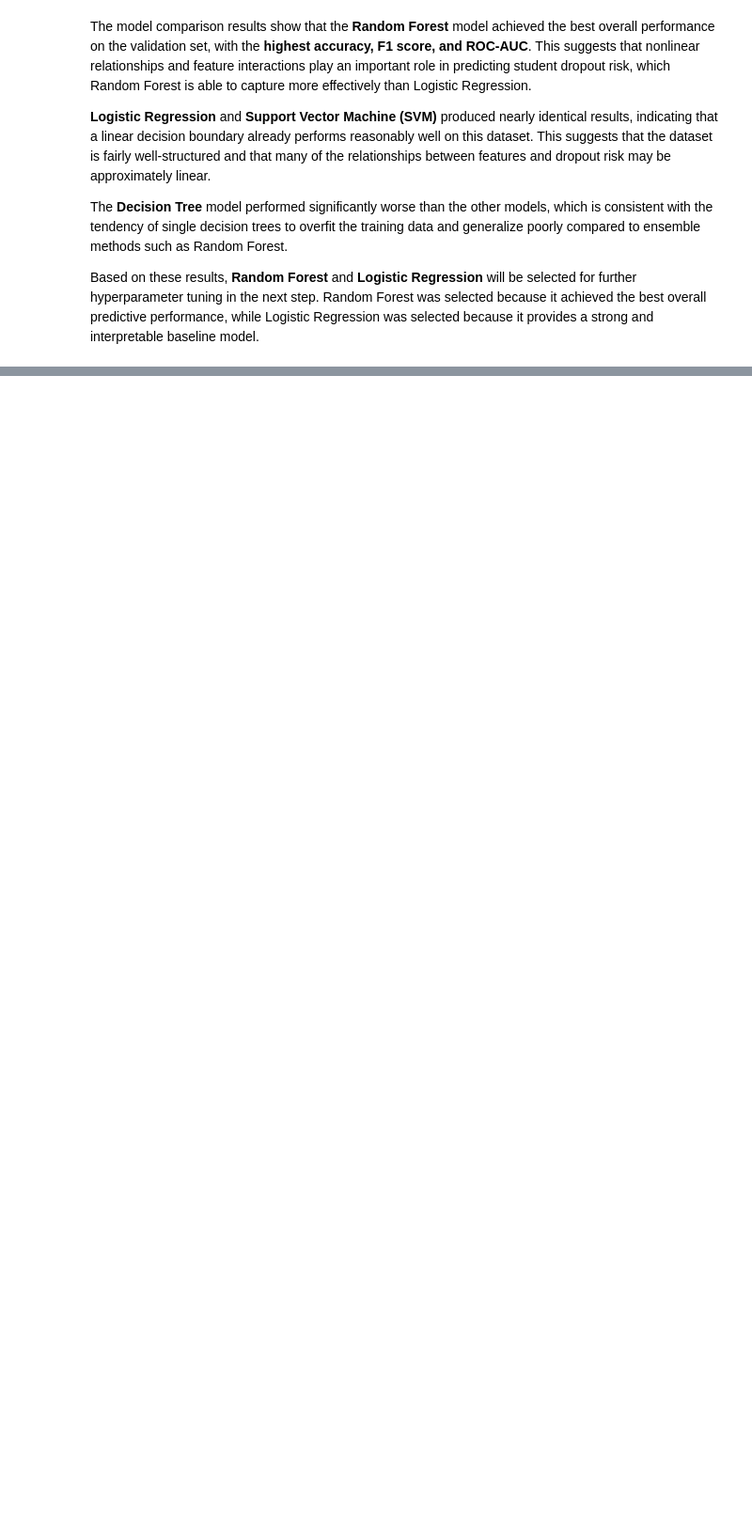
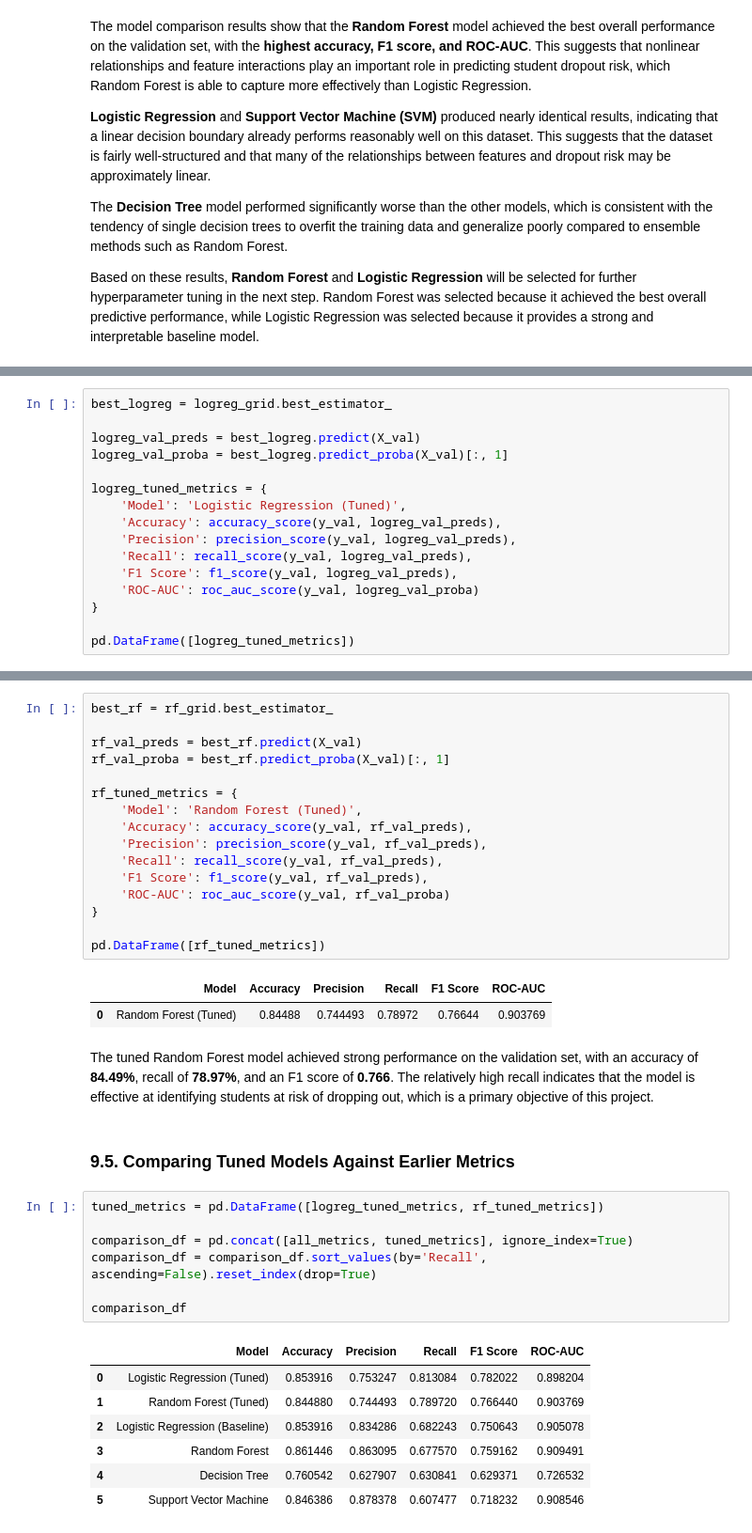
Before and after one commit to dziaoure/ai-ml-ucberkeley, a Jupyter notebook: capstone-project/capstone.ipynb, the cells around one changed output, grey strips where cells are left out. Shown at 94% size. Saved outputs shown, nothing was run; the diff lists cells and outputs as text; blank space fills up the shorter version.

Commit message:
feat: perform hyperparameter tuning

```diff
--- a/capstone-project/capstone.ipynb
+++ b/capstone-project/capstone.ipynb
@@ -1086,0 +1131,16 @@ Based on these results, **Random Forest** and **Logistic Regression** will be se
+# %%
+best_logreg = logreg_grid.best_estimator_
+
+logreg_val_preds = best_logreg.predict(X_val)
+logreg_val_proba = best_logreg.predict_proba(X_val)[:, 1]
+
+logreg_tuned_metrics = {
+    'Model': 'Logistic Regression (Tuned)',
+    'Accuracy': accuracy_score(y_val, logreg_val_preds),
+    'Precision': precision_score(y_val, logreg_val_preds),
+    'Recall': recall_score(y_val, logreg_val_preds),
+    'F1 Score': f1_score(y_val, logreg_val_preds),
+    'ROC-AUC': roc_auc_score(y_val, logreg_val_proba)
+}
+
+pd.DataFrame([logreg_tuned_metrics])
@@ -1086,0 +1195,38 @@ Based on these results, **Random Forest** and **Logistic Regression** will be se
+# %%
+best_rf = rf_grid.best_estimator_
+
+rf_val_preds = best_rf.predict(X_val)
+rf_val_proba = best_rf.predict_proba(X_val)[:, 1]
+
+rf_tuned_metrics = {
+    'Model': 'Random Forest (Tuned)',
+    'Accuracy': accuracy_score(y_val, rf_val_preds),
+    'Precision': precision_score(y_val, rf_val_preds),
+    'Recall': recall_score(y_val, rf_val_preds),
+    'F1 Score': f1_score(y_val, rf_val_preds),
+    'ROC-AUC': roc_auc_score(y_val, rf_val_proba)
+}
+
+pd.DataFrame([rf_tuned_metrics])
+# %% [output]
+|  | Model | Accuracy | Precision | Recall | F1 Score | ROC-AUC |
+| 0 | Random Forest (Tuned) | 0.84488 | 0.744493 | 0.78972 | 0.76644 | 0.903769 |
+# %% [markdown]
+The tuned Random Forest model achieved strong performance on the validation set, with an accuracy of **84.49%**, recall of **78.97%**, and an F1 score of **0.766**. The relatively high recall indicates that the model is effective at identifying students at risk of dropping out, which is a primary objective of this project.
+# %% [markdown]
+### 9.5. Comparing Tuned Models Against Earlier Metrics
+# %%
+tuned_metrics = pd.DataFrame([logreg_tuned_metrics, rf_tuned_metrics])
+
+comparison_df = pd.concat([all_metrics, tuned_metrics], ignore_index=True)
+comparison_df = comparison_df.sort_values(by='Recall', ascending=False).reset_index(drop=True)
+
+comparison_df
+# %% [output]
+|  | Model | Accuracy | Precision | Recall | F1 Score | ROC-AUC |
+| 0 | Logistic Regression (Tuned) | 0.853916 | 0.753247 | 0.813084 | 0.782022 | 0.898204 |
+| 1 | Random Forest (Tuned) | 0.844880 | 0.744493 | 0.789720 | 0.766440 | 0.903769 |
+| 2 | Logistic Regression (Baseline) | 0.853916 | 0.834286 | 0.682243 | 0.750643 | 0.905078 |
+| 3 | Random Forest | 0.861446 | 0.863095 | 0.677570 | 0.759162 | 0.909491 |
+| 4 | Decision Tree | 0.760542 | 0.627907 | 0.630841 | 0.629371 | 0.726532 |
+| 5 | Support Vector Machine | 0.846386 | 0.878378 | 0.607477 | 0.718232 | 0.908546 |
```
Also changed, not shown: parts of 26 cells of this notebook.
